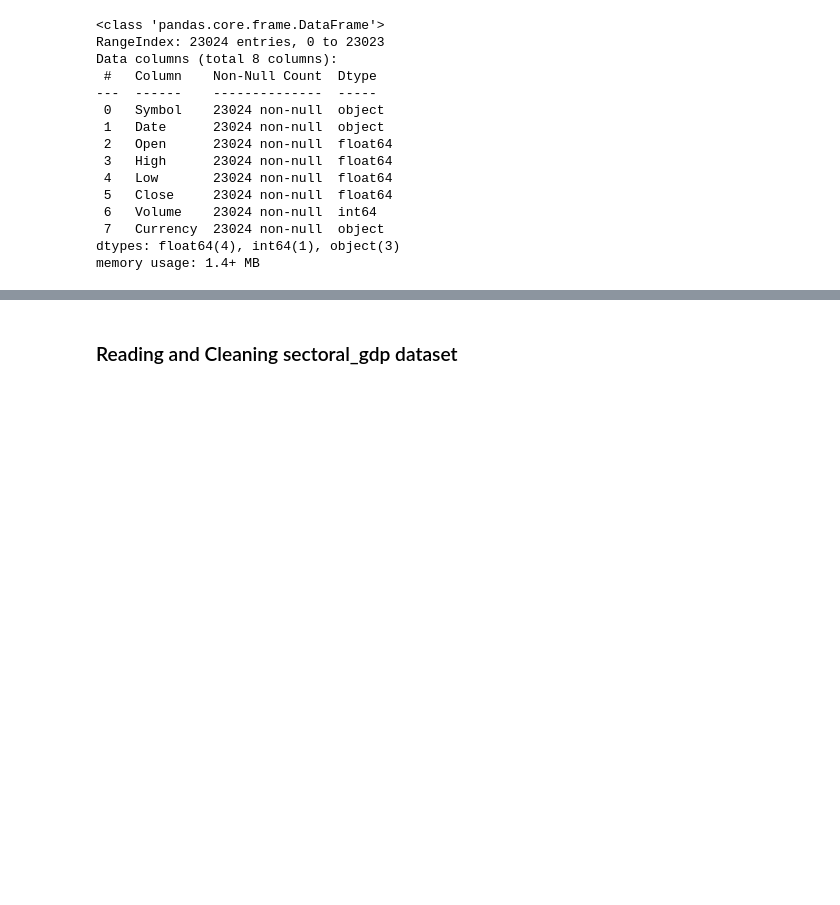
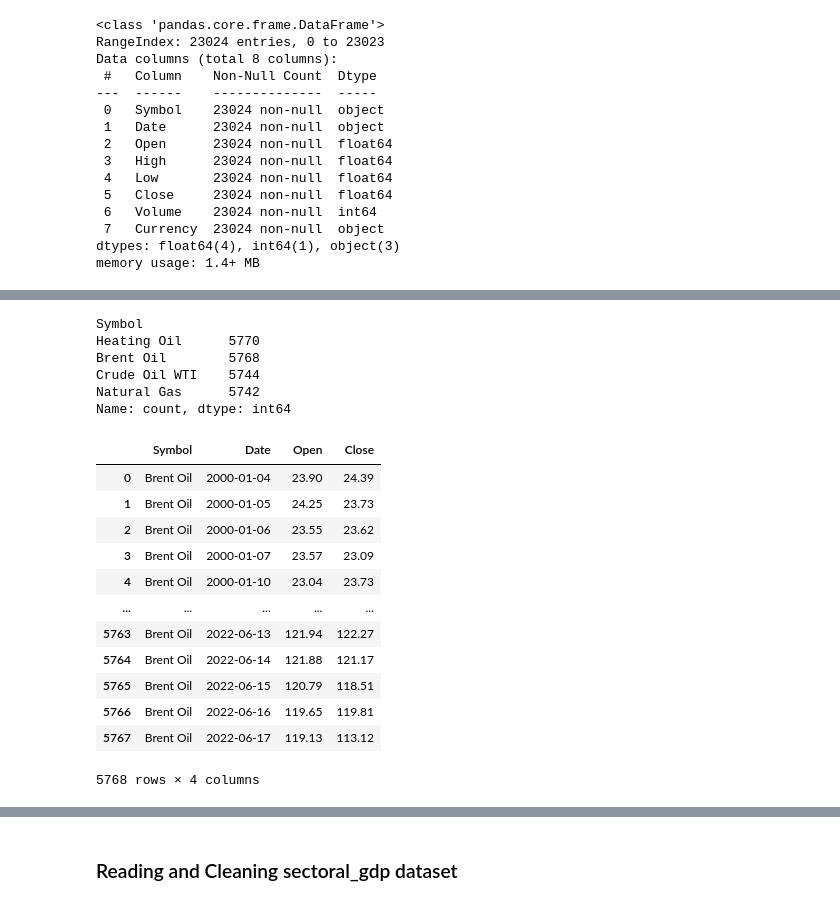
Before and after one commit to vsuwi/comp3610_groupK, a Jupyter notebook: project.ipynb, the cells around one changed output, grey strips where cells are left out. Saved outputs shown, nothing was run; the diff lists cells and outputs as text; code cells hidden in the pictures; blank space fills up the shorter version.

```diff
--- a/project.ipynb
+++ b/project.ipynb
@@ -37,0 +44,6 @@ memory usage: 1.4+ MB
+# %%
+#convert date column to datetime
+oil_df['Date'] = pd.to_datetime(oil_df['Date'], format='%Y-%m-%d')
+# %%
+#drop non-essential columns
+oil_df=oil_df.drop(columns=['High','Low','Volume','Currency'])
@@ -37,0 +64,30 @@ memory usage: 1.4+ MB
+# %%
+oil_df['Symbol'].value_counts()
+# %% [output]
+Symbol
+Heating Oil      5770
+Brent Oil        5768
+Crude Oil WTI    5744
+Natural Gas      5742
+Name: count, dtype: int64
+# %%
+#split into separate dfs for oil and gas
+brent_oil_df=oil_df[oil_df['Symbol']=='Brent Oil']
+crude_oil_df=oil_df[oil_df['Symbol']=='Crude Oil WTI']
+natural_gas_df=oil_df[oil_df['Symbol']=='Natural Gas']
+# %%
+brent_oil_df
+# %% [output]
+|  | Symbol | Date | Open | Close |
+| 0 | Brent Oil | 2000-01-04 | 23.90 | 24.39 |
+| 1 | Brent Oil | 2000-01-05 | 24.25 | 23.73 |
+| 2 | Brent Oil | 2000-01-06 | 23.55 | 23.62 |
+| 3 | Brent Oil | 2000-01-07 | 23.57 | 23.09 |
+| 4 | Brent Oil | 2000-01-10 | 23.04 | 23.73 |
+| ... | ... | ... | ... | ... |
+| 5763 | Brent Oil | 2022-06-13 | 121.94 | 122.27 |
+| 5764 | Brent Oil | 2022-06-14 | 121.88 | 121.17 |
+| 5765 | Brent Oil | 2022-06-15 | 120.79 | 118.51 |
+| 5766 | Brent Oil | 2022-06-16 | 119.65 | 119.81 |
+| 5767 | Brent Oil | 2022-06-17 | 119.13 | 113.12 |
+5768 rows × 4 columns
```
Also changed, not shown: parts of 7 cells of this notebook.
